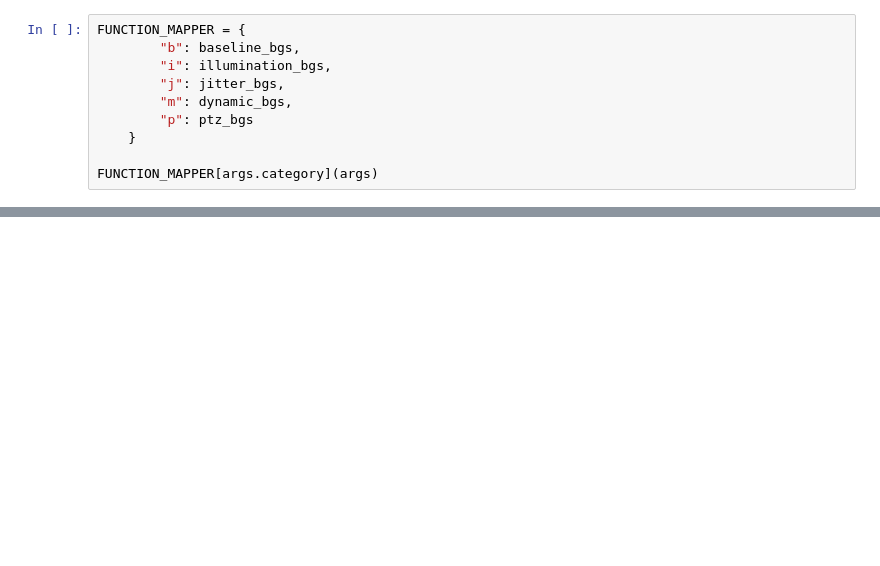
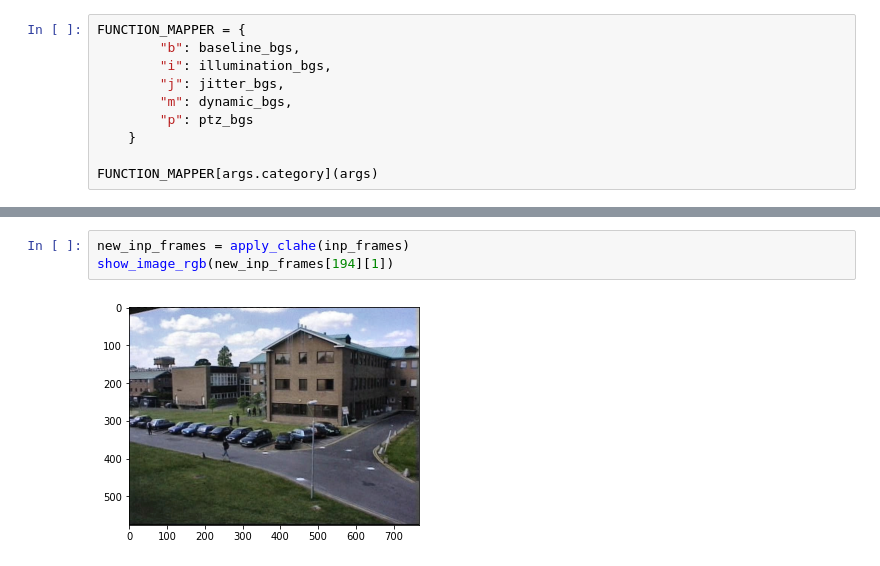
Before and after one commit to chiragmohapatra/BackgroundSubtraction, a Jupyter notebook: main.ipynb, the cells around one changed output, grey strips where cells are left out. Drawn from its saved outputs; the diff is of its cells as text; blank space fills up the shorter version.

```diff
--- a/main.ipynb
+++ b/main.ipynb
@@ -248,0 +218,5 @@ show_image_gray(mask)
+# %%
+new_inp_frames = apply_clahe(inp_frames)
+show_image_rgb(new_inp_frames[194][1])
+# %% [output]
+[figure, added]
```
Also changed, not shown: parts of 17 cells of this notebook, 5 other files.
